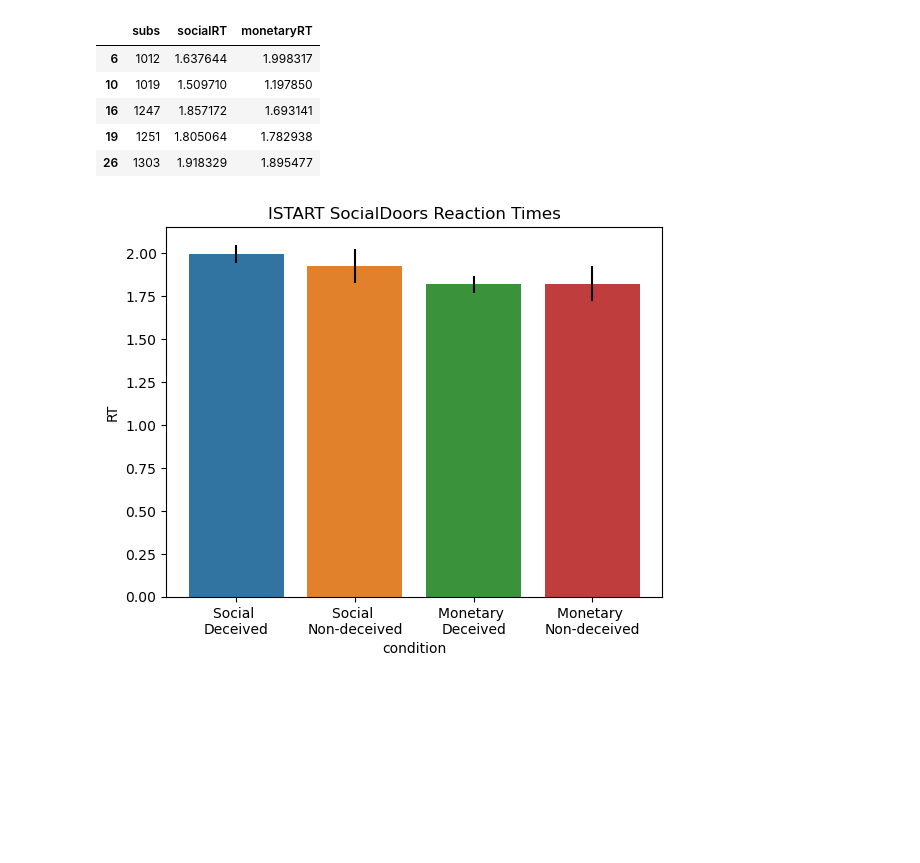
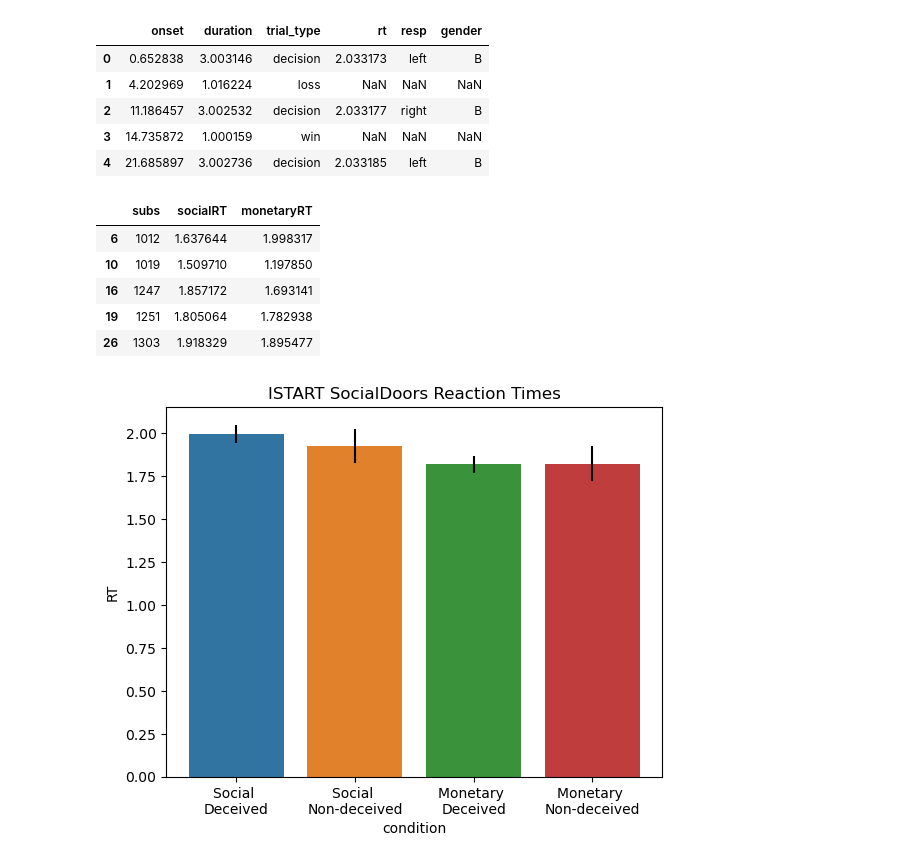
Before and after one commit to DVS-Lab/istart-socdoors, a Jupyter notebook: code/deception_RT-stats.ipynb, the cells around one changed output. Cells and saved outputs as stored; diff of their text form; code cells hidden in the pictures; blank space fills up the shorter version.

```diff
--- a/code/deception_RT-stats.ipynb
+++ b/code/deception_RT-stats.ipynb
@@ -19,18 +19,25 @@ file.close()
 # %%
 # Read in usable subs
 df=pd.DataFrame(data=open("newsubs.txt","r"),columns=['subs'])
 df["socialRT"]=np.nan
 df["monetaryRT"]=np.nan
 for i in range(len(df)):
     df.loc[i,"subs"]=df.loc[i,"subs"].rstrip("\n")
 
     social_df=pd.read_csv('../../istart/social_reward_c/data/'+df.loc[i,"subs"]+'/sub-'+df.loc[i,"subs"]+'_task-socialdoors_run-1_events.tsv', sep="\t")
     df.loc[i,"socialRT"]=np.nanmean(social_df["rt"])
 
     doors_df=pd.read_csv('../../istart/social_reward_c/data/'+df.loc[i,"subs"]+'/sub-'+df.loc[i,"subs"]+'_task-doors_run-1_events.tsv', sep="\t")
     df.loc[i,"monetaryRT"]=np.nanmean(doors_df["rt"])
-df.head()
-df.to_csv('RTs.csv',index=False)
+social_df.head()
+#df.to_csv('RTs.csv',index=False)
+# %% [output]
+|  | onset | duration | trial_type | rt | resp | gender |
+| 0 | 0.652838 | 3.003146 | decision | 2.033173 | left | B |
+| 1 | 4.202969 | 1.016224 | loss | NaN | NaN | NaN |
+| 2 | 11.186457 | 3.002532 | decision | 2.033177 | right | B |
+| 3 | 14.735872 | 1.000159 | win | NaN | NaN | NaN |
+| 4 | 21.685897 | 3.002736 | decision | 2.033185 | left | B |
 # %%
 # Separate deceived and non-deceived subs
 nondeceived=["1012","1019","1247","1251","1303","3116","3143","3176"]
```
Also changed, not shown: parts of 5 cells of this notebook.
